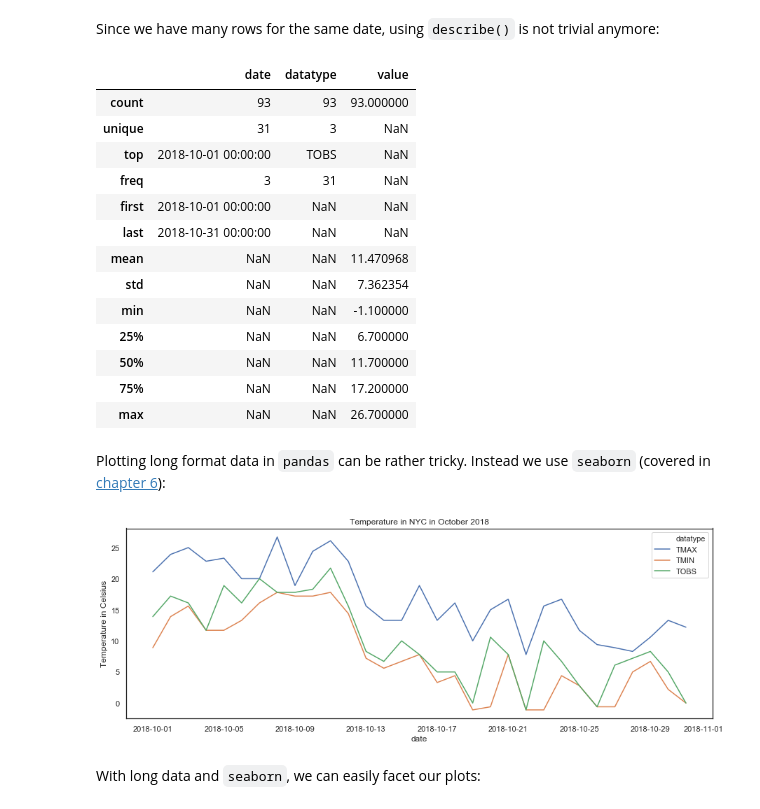
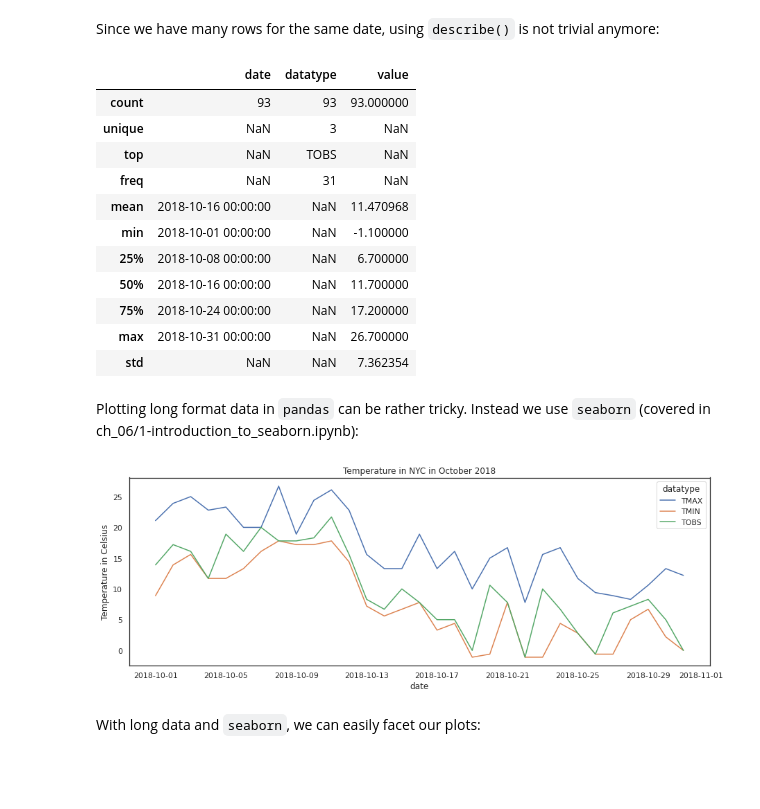
Before and after one commit to stefmolin/Hands-On-Data-Analysis-with-Pandas-2nd-edition, a Jupyter notebook: ch_03/1-wide_vs_long.ipynb, the cells around one changed output. Drawn from its saved outputs; the diff is of its cells as text; code cells hidden in the pictures; blank space fills up the shorter version.

```diff
--- a/ch_03/1-wide_vs_long.ipynb
+++ b/ch_03/1-wide_vs_long.ipynb
@@ -74,35 +68,35 @@ long_df.head(6)
 # %% [markdown]
 Since we have many rows for the same date, using `describe()` is not trivial anymore:
 # %%
-long_df.describe(include='all')
+long_df.describe(include='all', datetime_is_numeric=True)
 # %% [output]
 |  | date | datatype | value |
 | count | 93 | 93 | 93.000000 |
-| unique | 31 | 3 | NaN |
-| top | 2018-10-01 00:00:00 | TOBS | NaN |
-| freq | 3 | 31 | NaN |
-| first | 2018-10-01 00:00:00 | NaN | NaN |
-| last | 2018-10-31 00:00:00 | NaN | NaN |
-| mean | NaN | NaN | 11.470968 |
+| unique | NaN | 3 | NaN |
+| top | NaN | TOBS | NaN |
+| freq | NaN | 31 | NaN |
+| mean | 2018-10-16 00:00:00 | NaN | 11.470968 |
+| min | 2018-10-01 00:00:00 | NaN | -1.100000 |
+| 25% | 2018-10-08 00:00:00 | NaN | 6.700000 |
+| 50% | 2018-10-16 00:00:00 | NaN | 11.700000 |
+| 75% | 2018-10-24 00:00:00 | NaN | 17.200000 |
+| max | 2018-10-31 00:00:00 | NaN | 26.700000 |
 | std | NaN | NaN | 7.362354 |
-| min | NaN | NaN | -1.100000 |
-| 25% | NaN | NaN | 6.700000 |
-| 50% | NaN | NaN | 11.700000 |
-| 75% | NaN | NaN | 17.200000 |
-| max | NaN | NaN | 26.700000 |
 # %% [markdown]
-Plotting long format data in `pandas` can be rather tricky. Instead we use `seaborn` (covered in [chapter 6](https://github.com/stefmolin/Hands-On-Data-Analysis-with-Pandas/blob/master/ch_06/1-introduction_to_seaborn.ipynb)):
+Plotting long format data in `pandas` can be rather tricky. Instead we use `seaborn` (covered in ch_06/1-introduction_to_seaborn.ipynb):
 # %%
 import seaborn as sns
 
-sns.set(rc={'figure.figsize':(15, 5)}, style='white')
+sns.set(rc={'figure.figsize': (15, 5)}, style='white')
 
-ax = sns.lineplot(data=long_df, hue='datatype', y='value', x='date')
+ax = sns.lineplot(
+    data=long_df, hue='datatype', y='value', x='date'
+)
 ax.set_ylabel('Temperature in Celsius')
 ax.set_title('Temperature in NYC in October 2018')
 plt.show()
 # %% [output]
-[figure, old version]
+[figure, new version]
 # %% [markdown]
 With long data and `seaborn`, we can easily facet our plots:
 # %%
```
Also changed, not shown: parts of 4 cells of this notebook.
